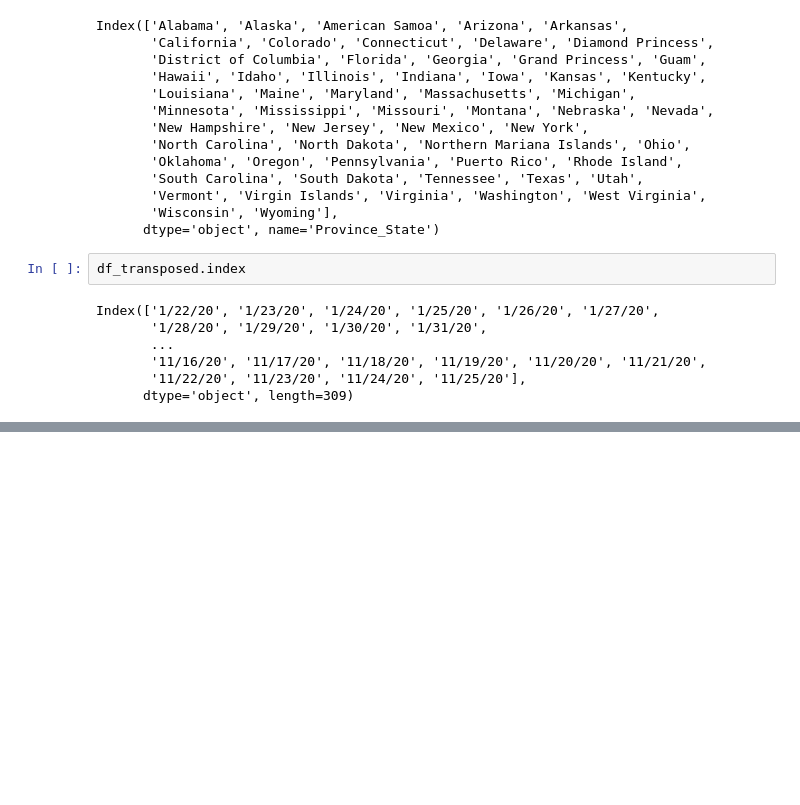
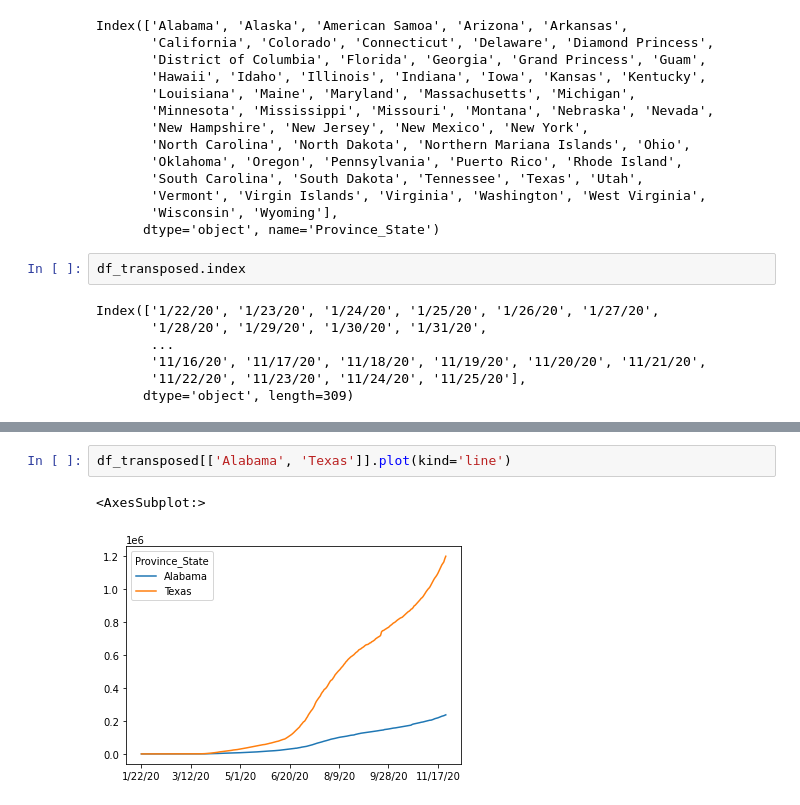
Before and after one commit to julianeberek/moinworld_da_2020-11, a Jupyter notebook: 2.Deep_dive_into_pandas.ipynb, the cells around one changed output, grey strips where cells are left out. Saved outputs shown, nothing was run; the diff lists cells and outputs as text; blank space fills up the shorter version.

```diff
--- a/2.Deep_dive_into_pandas.ipynb
+++ b/2.Deep_dive_into_pandas.ipynb
@@ -636,0 +728,5 @@ sns.lineplot(data=df_province.loc['Alabama'])
+# %%
+df_transposed[['Alabama', 'Texas']].plot(kind='line')
+# %% [output]
+<AxesSubplot:>
+[figure, added]
```
Also changed, not shown: parts of 25 cells of this notebook.
